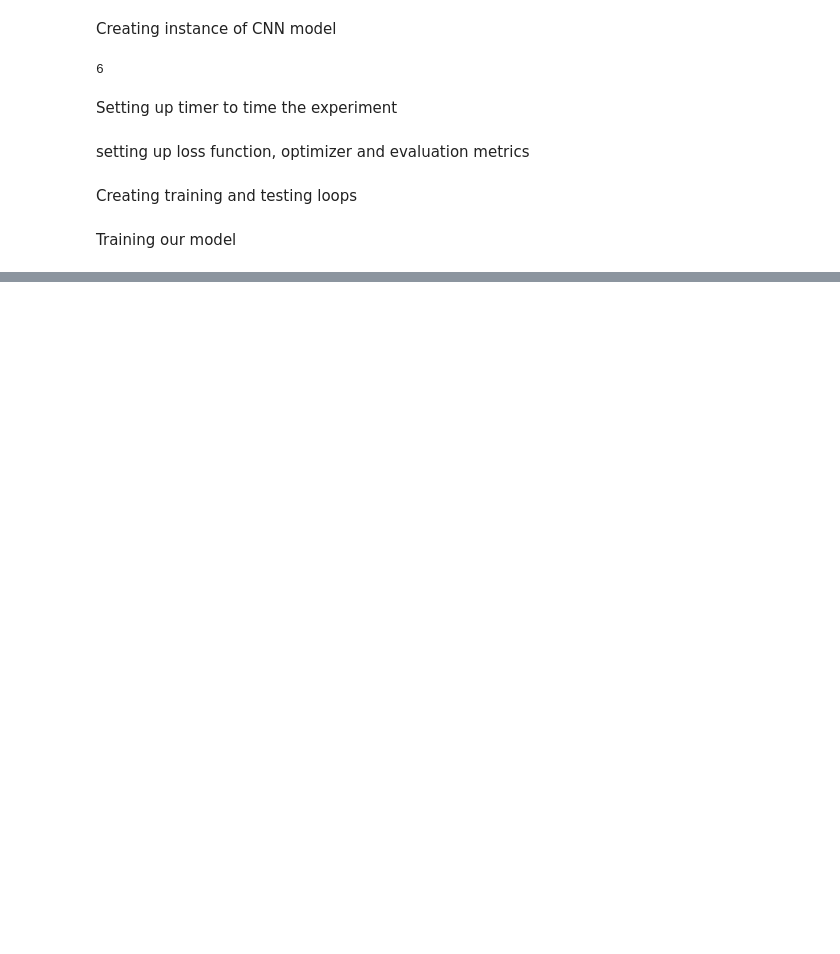
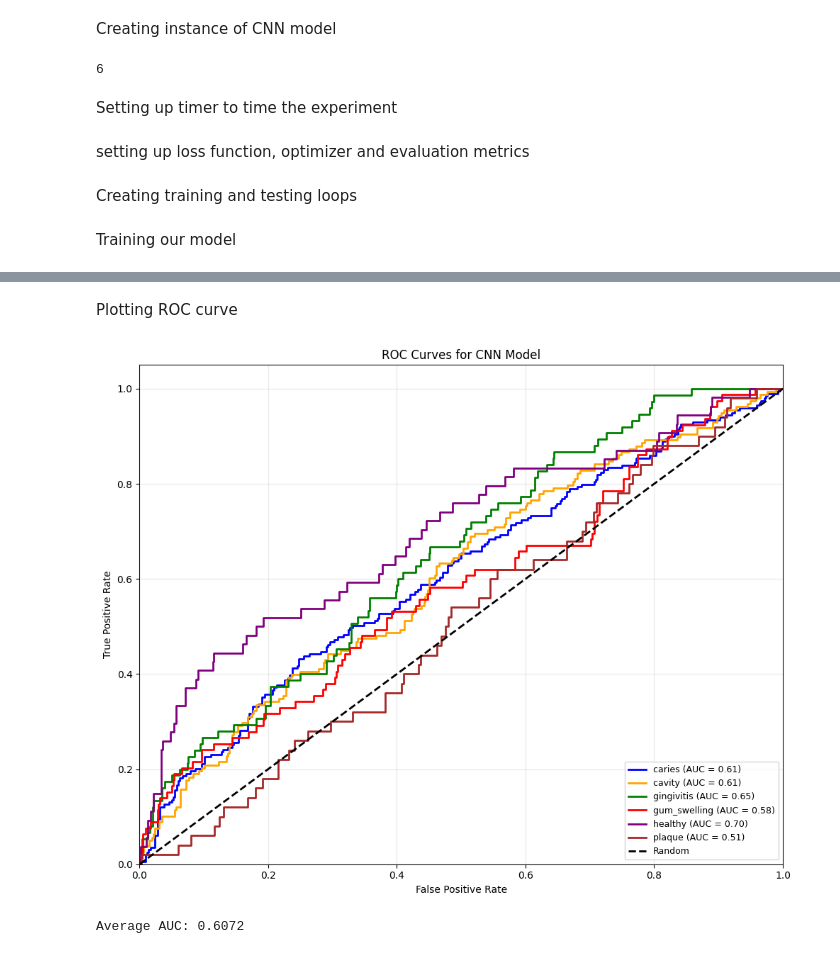
Before and after one commit to SeerPant/DentalVision, a Jupyter notebook: CNN.ipynb, the cells around one changed output, grey strips where cells are left out. Drawn from its saved outputs; the diff is of its cells as text; code cells hidden in the pictures; blank space fills up the shorter version.

```diff
--- a/CNN.ipynb
+++ b/CNN.ipynb
@@ -412,0 +450,50 @@ Train loss: 1.53305 | Train accuracy: 40.34% | Precision:0.1765 | Recall :0.1599
+# %% [markdown]
+Plotting ROC curve
+# %%
+from sklearn.metrics import roc_curve, auc
+from sklearn.preprocessing import label_binarize
+import numpy as np
+import matplotlib.pyplot as plt
+
+#converting to
+y_true = test_labels.cpu().numpy()
+y_probs = test_probabilities.cpu().numpy()
+
+#number of classes
+nClasses = len(train_data.class_names)
+#one hot encoding
+y_test_bin = label_binarize(y_true, classes=range(nClasses))
+
+#computing ROC curve
+falsePositiveRate = dict()
+truePositiveRate = dict()
+roc_auc = dict()
+
+for i in range(nClasses):
+    falsePositiveRate[i], truePositiveRate[i], _ = roc_curve(y_test_bin[:, i], y_probs[:, i])
+    roc_auc[i] = auc(falsePositiveRate[i], truePositiveRate[i])
+
+#Plotting
+plt.figure(figsize=(10, 8))
+colors = ['blue', 'orange', 'green', 'red', 'purple', 'brown']
+
+for i, color in zip(range(nClasses), colors):
+    plt.plot(falsePositiveRate[i], truePositiveRate[i], color=color, lw=2,
+             label=f'{train_data.class_names[i]} (AUC = {roc_auc[i]:.2f})')
+
+#black colour with dashed line style
+plt.plot([0, 1], [0, 1], 'k--', lw=2, label='Random')
+plt.xlim([0.0, 1.0])
+plt.ylim([0.0, 1.05])
+plt.xlabel('False Positive Rate')
+plt.ylabel('True Positive Rate')
+plt.title('ROC Curves for CNN Model')
+plt.legend(loc="lower right", fontsize=9)
+plt.grid(alpha=0.3)
+plt.tight_layout()
+plt.show()
+
+print(f"\nAverage AUC: {np.mean(list(roc_auc.values())):.4f}")
+# %% [output]
+[figure, added]
+Average AUC: 0.6072
```
Also changed, not shown: parts of 5 cells of this notebook, 3 other files.
